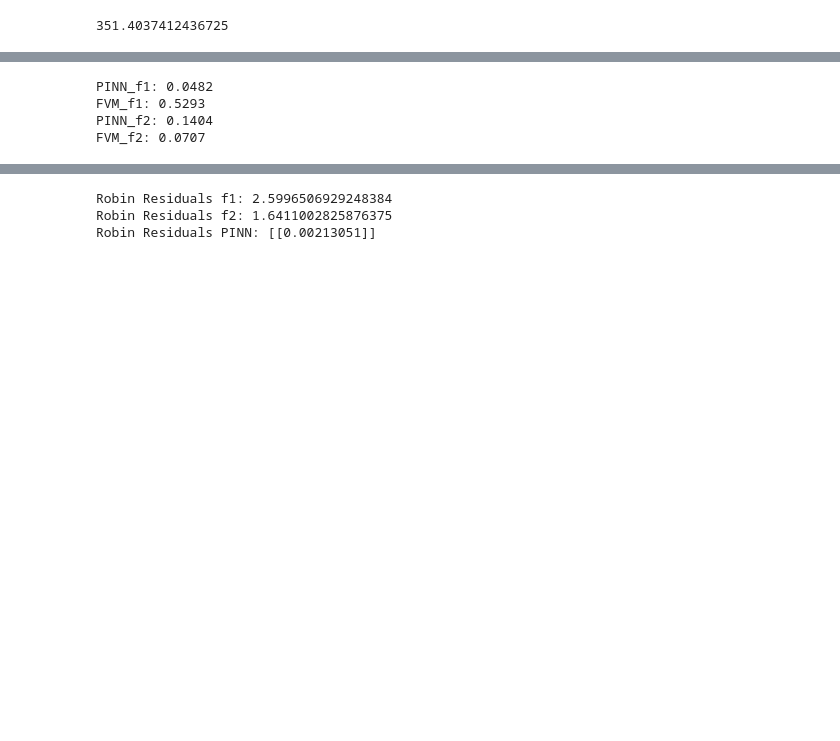
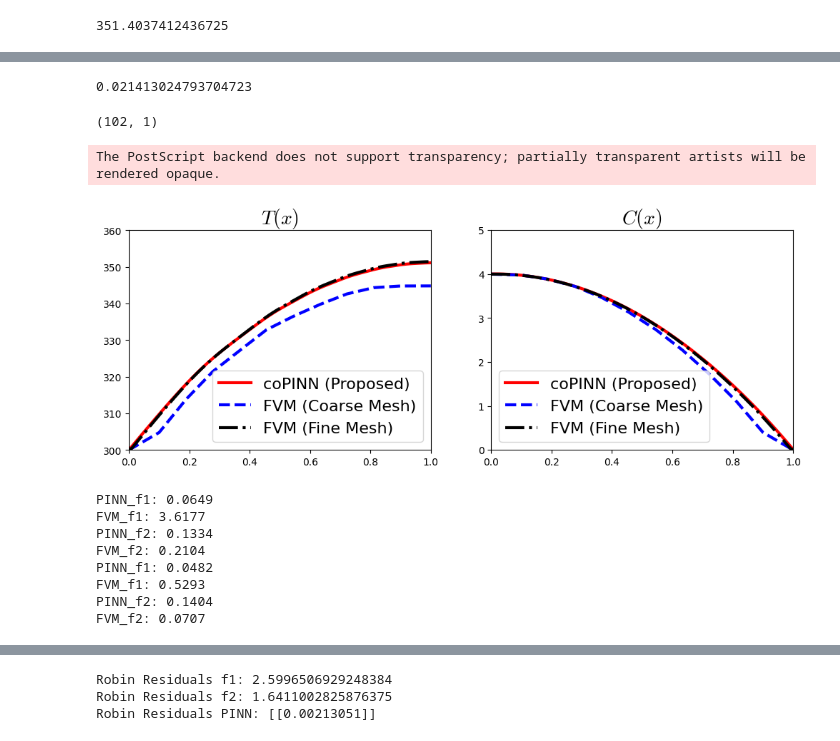
Before and after one commit to raghavg97/PINN_AFSD, a Jupyter notebook: Code_Final_Sept2024/FVM_PINN_1D/FVM_Jan2025/FVM_coPINN_1D_Robin_Nonlinear.ipynb, the cells around one changed output, grey strips where cells are left out. Cells and saved outputs as stored; diff of their text form; code cells hidden in the pictures; blank space fills up the shorter version.

Commit message:
Small update on Exp Data Comparison Plots

```diff
--- a/Code_Final_Sept2024/FVM_PINN_1D/FVM_Jan2025/FVM_coPINN_1D_Robin_Nonlinear.ipynb
+++ b/Code_Final_Sept2024/FVM_PINN_1D/FVM_Jan2025/FVM_coPINN_1D_Robin_Nonlinear.ipynb
@@ -253,3 +253,67 @@ ax[1].plot(x_2,C_FVM_2,'k-')
+# %%
+
+
+def insert_left_right(arr,left,right):
+    arr = np.insert(arr,0,left)
+    arr = np.append(arr,right)
+
+    return arr
+
+def np_to_torch(arr,device):
+    return torch.from_numpy(arr.reshape(-1,1)).float().to(device)
+
+x_2_full = insert_left_right(x_2,0.0,1.0)
+x_1_full = insert_left_right(x_1,0.0,1.0)
+T_FVM_1_full = insert_left_right(T_FVM_1,300.0,T_right_fvm1)
+T_FVM_2_full = insert_left_right(T_FVM_2,300.0,T_right_fvm2)
+C_FVM_1_full = insert_left_right(C_FVM_1,C_left,C_right)
+C_FVM_2_full = insert_left_right(C_FVM_2,C_left,C_right)
+T_PINN = coPINN_trained.forward1(np_to_torch(x_2_full,device)).cpu().detach().numpy()
+C_PINN = coPINN_trained.forward2(np_to_torch(x_2_full,device)).cpu().detach().numpy()
+# %%
+np.sqrt(np.mean(np.square(C_FVM_2_full - C_PINN.reshape(-1,))))
+# %% [output]
+0.021413024793704723
+# %%
+T_PINN.shape
+# %% [output]
+(102, 1)
+# %%
+
+fig, ax = plt.subplots(1,2)
+
+fig.set_size_inches(12,4)
+
+lw = 3
+ax[0].plot(x_2_full,T_PINN,'r-',label = 'coPINN (Proposed)',linewidth = lw)
+ax[0].plot(x_1_full,T_FVM_1_full,'b--',label = 'FVM (Coarse Mesh)',linewidth = lw)
+ax[0].plot(x_2_full,T_FVM_2_full,'k-.',label = 'FVM (Fine Mesh)',linewidth = lw)
+ax[0].set_title('$T(x)$', math_fontfamily = 'cm',fontsize = 20)
+ax[0].legend(fontsize = 16)
+ax[0].set_xlim([0,1])
+ax[0].set_ylim([300,360])
+# ax[0].plot(x_2000,T_FVM_3,'g')
+
+ax[1].plot(x_2_full,C_PINN,'r-',label = 'coPINN (Proposed)',linewidth = lw)
+ax[1].plot(x_1_full,C_FVM_1_full,'b--',label = 'FVM (Coarse Mesh)',linewidth = lw)
+ax[1].plot(x_2_full,C_FVM_2_full,'k-.',label = 'FVM (Fine Mesh)',linewidth = lw)
+ax[1].set_title('$C(x)$', math_fontfamily = 'cm', fontsize = 20)
+ax[1].legend(fontsize = 16)
+ax[1].set_xlim([0,1])
+ax[1].set_ylim([0,5])
+# fig.tight_layout()
+
+save_name = 'Preds_1D'
+formats = ['svg','png','eps','pdf']
+folder_base = './Plots/'
+folders = ['svg/','png/','eps/','pdf/']
+
+for format in formats:
+    fig.savefig(folder_base + format + '/' + save_name+'.'+format,
+                format = format,bbox_inches = 'tight',transparent=True)
+# %% [output]
+The PostScript backend does not support transparency; partially transparent artists will be rendered opaque.
+[figure, added]
 # %%
 from scipy.interpolate import CubicSpline
 # %%
@@ -259,11 +323,21 @@ N_x_test = N_x_2
 
 T_left = T_a
 
-f1_PINN,f1_fvm,f2_PINN,f2_fvm = pde_res_compare(opt,interp_method, pde_related_funcs,
+
+f1_PINN,f1_fvm1,f2_PINN,f2_fvm1, x_test1 = pde_res_compare(opt,interp_method, pde_related_funcs,
+                problem_constants, N_x_test,
+                N_x_1, T_FVM_1,C_FVM_1,T_right_fvm1,T_left,C_right,C_left,
+                coPINN_trained,device)
+
+f1_PINN,f1_fvm2,f2_PINN,f2_fvm2, x_test2 = pde_res_compare(opt,interp_method, pde_related_funcs,
                 problem_constants, N_x_test,
                 N_x_2, T_FVM_2,C_FVM_2,T_right_fvm2,T_left,C_right,C_left,
                 coPINN_trained,device)
 # %% [output]
+PINN_f1: 0.0649
+FVM_f1: 3.6177
+PINN_f2: 0.1334
+FVM_f2: 0.2104
 PINN_f1: 0.0482
 FVM_f1: 0.5293
 PINN_f2: 0.1404
```
Also changed, not shown: parts of 8 cells of this notebook, 19 other files.
